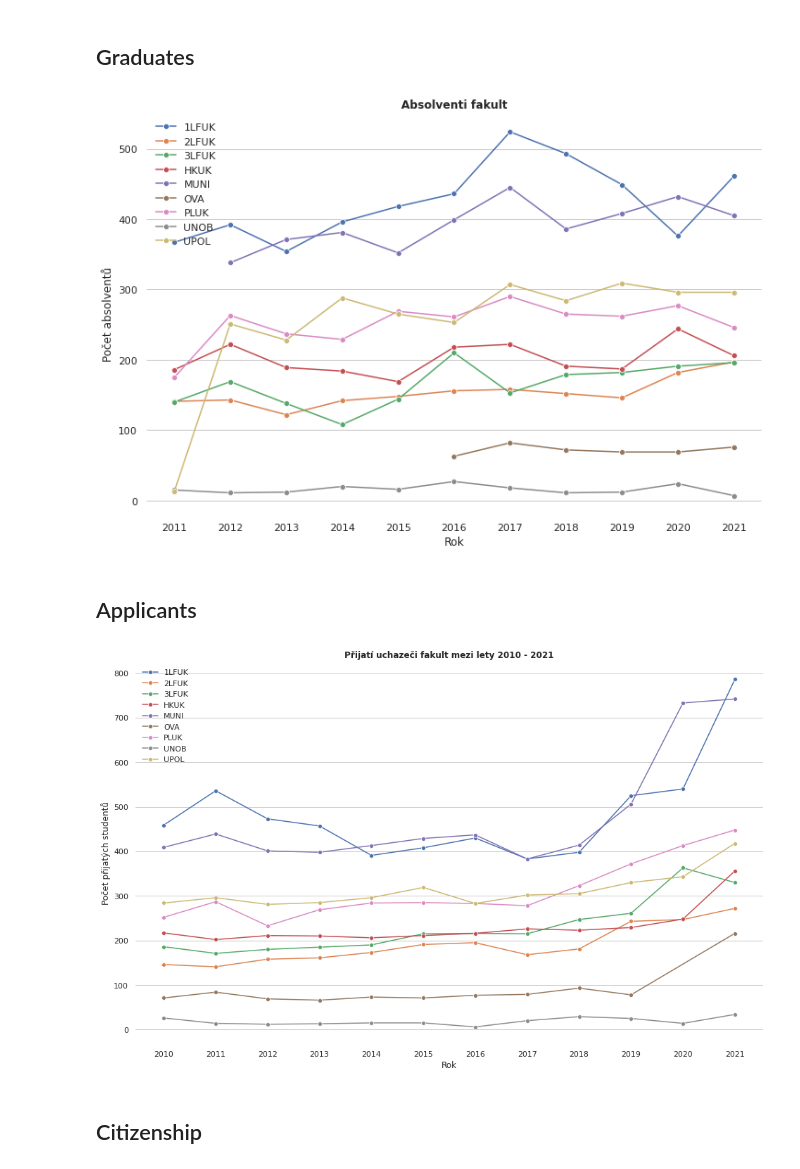
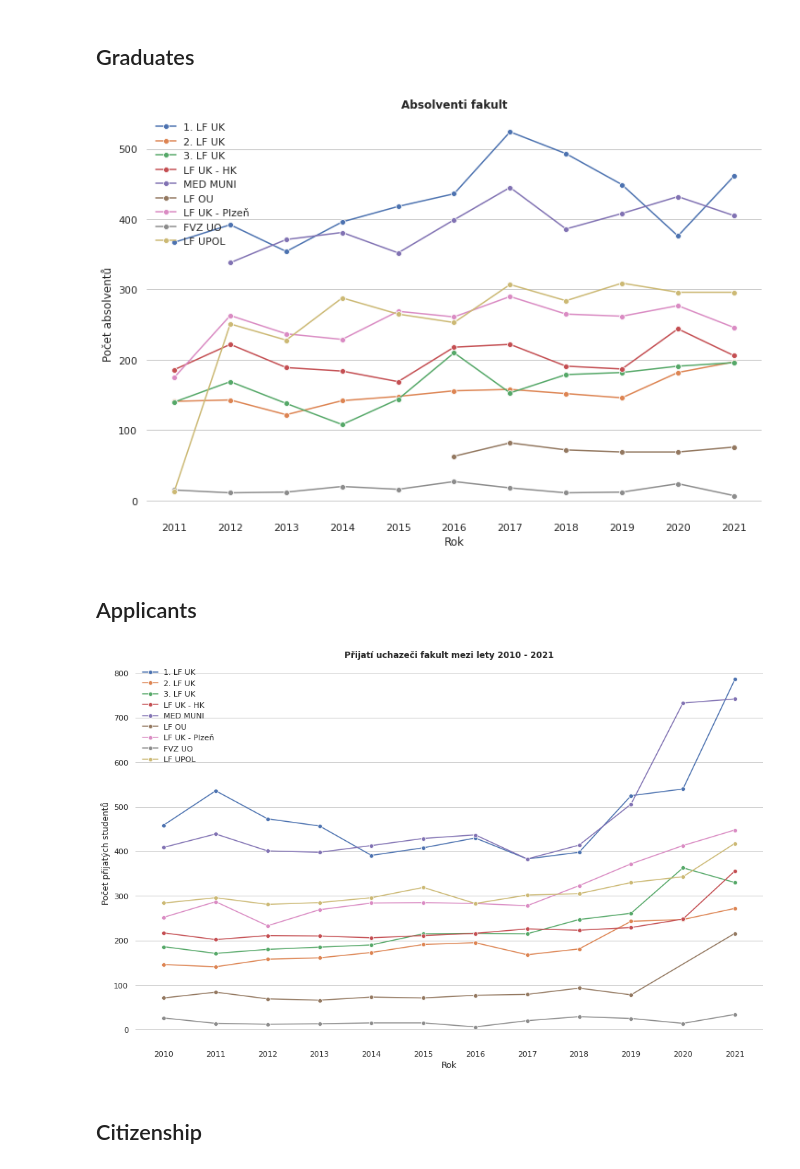
Before and after one commit to opendatalabcz/mapa-zdravi, a Jupyter notebook: src/scripts/visualization.ipynb, the cells around one changed output. Cells and saved outputs as stored; diff of their text form; code cells hidden in the pictures.

Commit message:
cleaning & new plots

```diff
--- a/src/scripts/visualization.ipynb
+++ b/src/scripts/visualization.ipynb
@@ -55,34 +74,36 @@ Name: major, dtype: int64
 # %%
 title = 'Absolventi fakult'
 
 graduates = (students[(students.graduated == True) & (students.date_end < 2022)].groupby(['date_end', 'university'])[['degree']]
                                                                                 .count()
                                                                                 .reset_index())
 
 graduates = graduates.pivot(index=graduates['date_end'], columns='university')['degree']
+
+graduates.columns = ['1. LF UK', '2. LF UK', '3. LF UK', 'LF UK - HK', 'MED MUNI', 'LF OU', 'LF UK - Plzeň', 'FVZ UO', 'LF UPOL']
 
 plt.grid(True, axis='y')
 sns.set(rc={'figure.figsize':(16,10)})
 
 for faculty in graduates.columns:
     ax = sns.lineplot(graduates.index, graduates[faculty], label=faculty, marker="o", linewidth = 1.5)
 sns.despine(bottom = True, left = True)
 
 plt.xticks(graduates.index)
 plt.title(title, fontweight="bold")
 
 
 ax.yaxis.grid(True) # Hide the horizontal gridlines
 ax.xaxis.grid(False) # Show the vertical gridlines
 
 plt.legend(frameon=False)
 plt.xlabel('Rok')
 plt.ylabel('Počet absolventů');
 
-save_plot()
+save_plot(title)
 plt.show();
 # %% [output]
-[figure, old version]
+[figure, new version]
 # %% [markdown]
 ## Applicants
 # %%
@@ -100,6 +121,9 @@ title = f'Přijatí uchazeči fakult mezi lety {year_first} - {year_last}'
 sns.set_style("whitegrid")
 
 applicants = applicants.pivot(index=applicants['date_start'], columns='university')['degree']
+
+applicants.columns = ['1. LF UK', '2. LF UK', '3. LF UK', 'LF UK - HK', 'MED MUNI', 'LF OU', 'LF UK - Plzeň', 'FVZ UO', 'LF UPOL']
+
 
 for faculty in applicants.columns:
     ax = sns.lineplot(applicants.index, applicants[faculty], label=faculty, marker="o")
@@ -120,6 +144,6 @@ plt.legend(frameon=False)
 save_plot(title)
 plt.show();
 # %% [output]
-[figure, old version]
+[figure, new version]
 # %% [markdown]
 ## Citizenship
```
Also changed, not shown: parts of 10 cells of this notebook, 1 other file.
